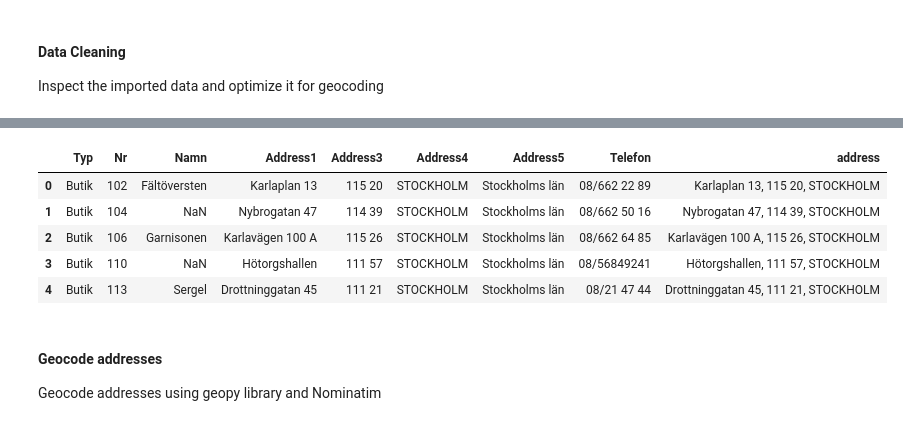
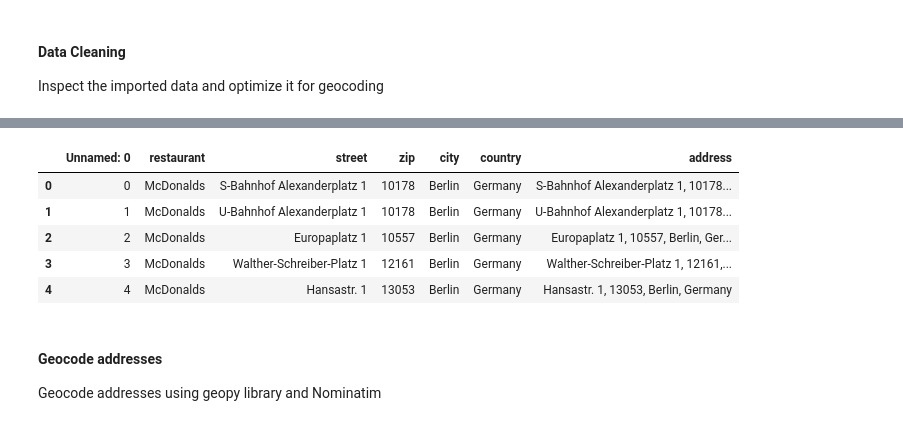
Before and after one commit to cmmarellano/PLUS_softwaredev_2022_FinalProject, a Jupyter notebook: Practice_v2.ipynb, the cells around one changed output, grey strips where cells are left out. Saved outputs shown, nothing was run; the diff lists cells and outputs as text; code cells hidden in the pictures.

```diff
--- a/Practice_v2.ipynb
+++ b/Practice_v2.ipynb
@@ -71,18 +56,15 @@ df.head()
 # %%
 # Merge street, zip and city fields into an address field Using DataFrame.apply() and lambda function
 
-# df["address"] = df["street"].map(str) + ', ' + df["zip"].map(str)+ ', ' + df["city"]+ ', ' +  df['country']
-# df.head()
-
-df["address"] = df["Address1"].map(str) + ', ' + df["Address3"].map(str)+ ', ' + df["Address4"] #+ ', ' +  df['country']
+df["address"] = df["street"].map(str) + ', ' + df["zip"].map(str)+ ', ' + df["city"]+ ', ' +  df['country']
 df.head()
 # %% [output]
-|  | Typ | Nr | Namn | Address1 | Address3 | Address4 | Address5 | Telefon | address |
-| 0 | Butik | 102 | Fältöversten | Karlaplan 13 | 115 20 | STOCKHOLM | Stockholms län | 08/662 22 89 | Karlaplan 13, 115 20, STOCKHOLM |
-| 1 | Butik | 104 | NaN | Nybrogatan 47 | 114 39 | STOCKHOLM | Stockholms län | 08/662 50 16 | Nybrogatan 47, 114 39, STOCKHOLM |
-| 2 | Butik | 106 | Garnisonen | Karlavägen 100 A | 115 26 | STOCKHOLM | Stockholms län | 08/662 64 85 | Karlavägen 100 A, 115 26, STOCKHOLM |
-| 3 | Butik | 110 | NaN | Hötorgshallen | 111 57 | STOCKHOLM | Stockholms län | 08/56849241 | Hötorgshallen, 111 57, STOCKHOLM |
-| 4 | Butik | 113 | Sergel | Drottninggatan 45 | 111 21 | STOCKHOLM | Stockholms län | 08/21 47 44 | Drottninggatan 45, 111 21, STOCKHOLM |
+|  | Unnamed: 0 | restaurant | street | zip | city | country | address |
+| 0 | 0 | McDonalds | S-Bahnhof Alexanderplatz 1 | 10178 | Berlin | Germany | S-Bahnhof Alexanderplatz 1, 10178... |
+| 1 | 1 | McDonalds | U-Bahnhof Alexanderplatz 1 | 10178 | Berlin | Germany | U-Bahnhof Alexanderplatz 1, 10178... |
+| 2 | 2 | McDonalds | Europaplatz 1 | 10557 | Berlin | Germany | Europaplatz 1, 10557, Berlin, Ger... |
+| 3 | 3 | McDonalds | Walther-Schreiber-Platz 1 | 12161 | Berlin | Germany | Walther-Schreiber-Platz 1, 12161,... |
+| 4 | 4 | McDonalds | Hansastr. 1 | 13053 | Berlin | Germany | Hansastr. 1, 13053, Berlin, Germany |
 # %% [markdown]
 #### Geocode addresses
 Geocode addresses using geopy library and Nominatim
```
Also changed, not shown: parts of 27 cells of this notebook.
